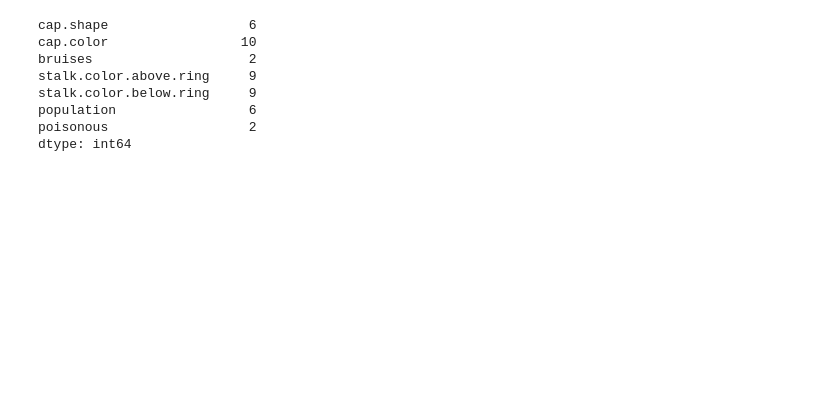
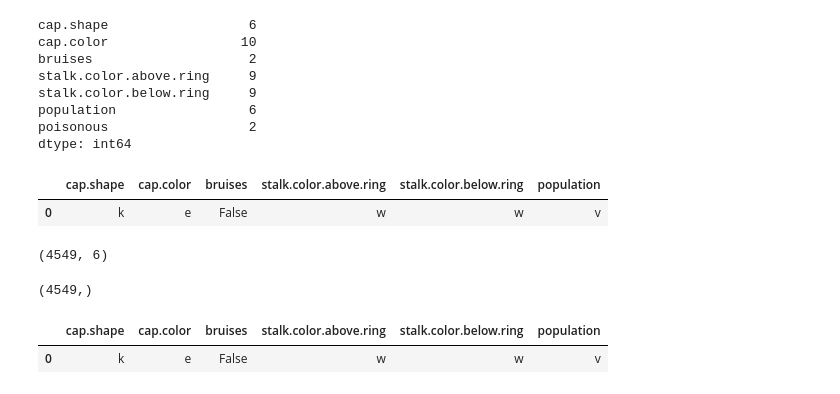
Before and after one commit to ctalladen78/WBSbootcamp23, a Jupyter notebook: week9/mushroom.ipynb, the cells around one changed output. Cells and saved outputs as stored; diff of their text form; code cells hidden in the pictures; blank space fills up the shorter version.

```diff
--- a/week9/mushroom.ipynb
+++ b/week9/mushroom.ipynb
@@ -131,6 +132,11 @@ stalk.color.below.ring     9
 population                 6
 poisonous                  2
 dtype: int64
+# %%
+X.head(1)
+# %% [output]
+|  | cap.shape | cap.color | bruises | stalk.color.above.ring | stalk.color.below.ring | population |
+| 0 | k | e | False | w | w | v |
 # %%
 from sklearn.compose import ColumnTransformer
 
@@ -148,3 +156,11 @@ pr = ColumnTransformer(
 # %%
 
 X_train, X_test, y_train, y_test = train_test_split(X,y,train_size= 0.7, shuffle=False)
+# %%
+X_train.shape
+# %% [output]
+(4549, 6)
+# %%
+y_train.shape
+# %% [output]
+(4549,)
@@ -151,3 +169,8 @@ X_train, X_test, y_train, y_test = train_test_split(X,y,train_size= 0.7, shuffle
+# %%
+X_train.head(1)
+# %% [output]
+|  | cap.shape | cap.color | bruises | stalk.color.above.ring | stalk.color.below.ring | population |
+| 0 | k | e | False | w | w | v |
 # %%
 
 rfreg_grid = {'n_estimators': [100, 150, 200, 250, 300],
```
Also changed, not shown: parts of 18 cells of this notebook.
